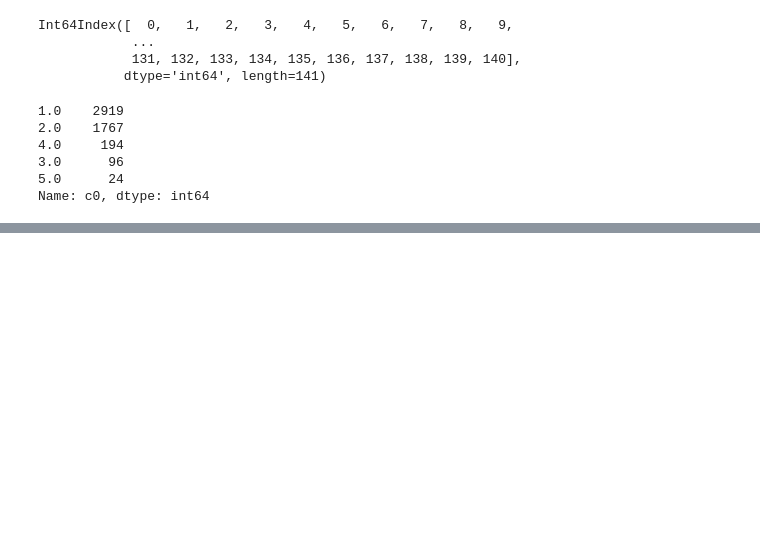
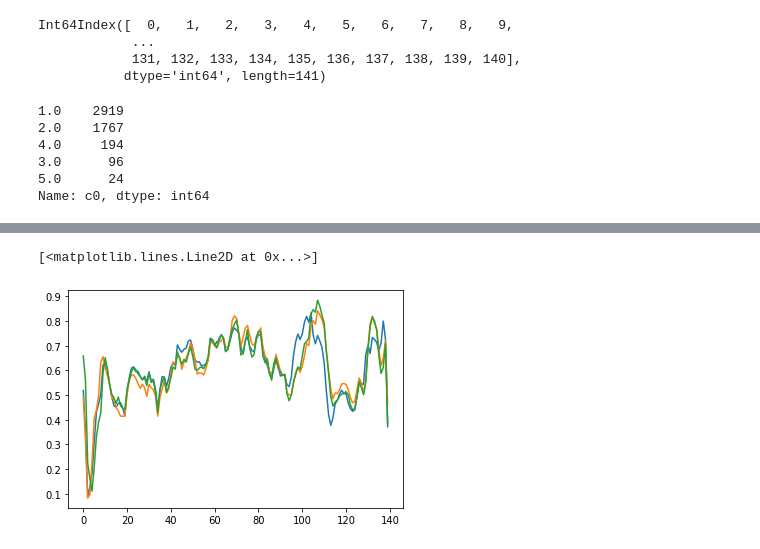
Before and after one commit to shelly2904/DATA_SCIENCE, a Jupyter notebook: Time Series/AutoEncoders.ipynb, the cells around one changed output, grey strips where cells are left out. Saved outputs shown, nothing was run; the diff lists cells and outputs as text; code cells hidden in the pictures; blank space fills up the shorter version.

```diff
--- a/Time Series/AutoEncoders.ipynb
+++ b/Time Series/AutoEncoders.ipynb
@@ -71,0 +85,11 @@ Name: c0, dtype: int64
+# %%
+train_x, test_x, train_y, test_y = train_test_split(df.values, df.values[:,0:1], test_size=0.2, random_state=True)
+# %%
+scaler = MinMaxScaler()
+data_scaled = scaler.fit(train_x)
+# %%
+train_x_scaled = data_scaled.transform(train_x)
+test_x_scaled = data_scaled.transform(test_x)
+# %%
+normal_train_data = pd.DataFrame(train_x_scaled).add_prefix('c').query("c0==0").values[:,1:]
+anomaly_train_data = pd.DataFrame(train_x_scaled).add_prefix('c').query("c0>0").values[:,1:]
@@ -71,0 +99,7 @@ Name: c0, dtype: int64
+# %%
+plt.plot(normal_train_data[0])
+plt.plot(normal_train_data[1])
+plt.plot(normal_train_data[2])
+# %% [output]
+[<matplotlib.lines.Line2D at 0x...>]
+[figure, added]
```
Also changed, not shown: parts of 22 cells of this notebook.
